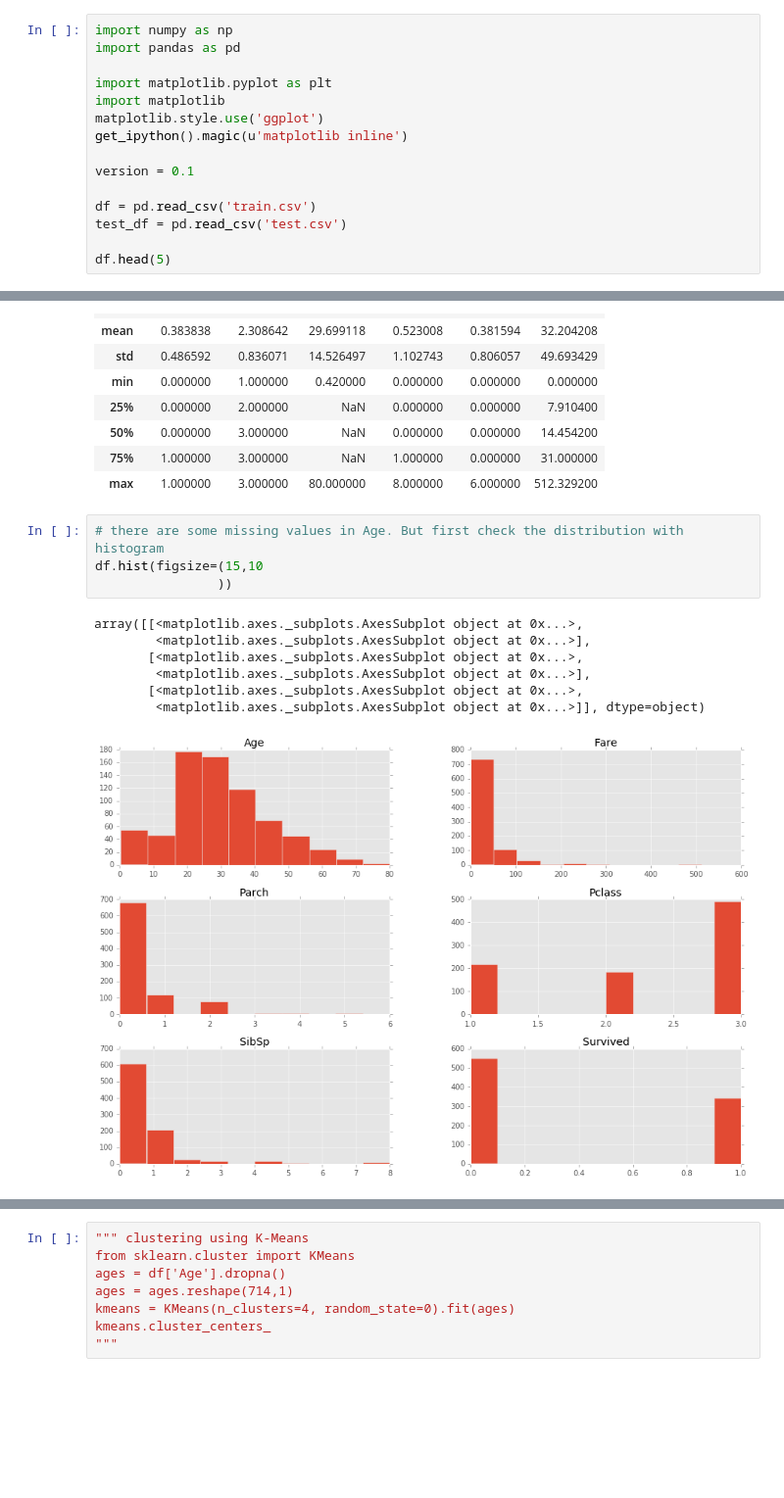
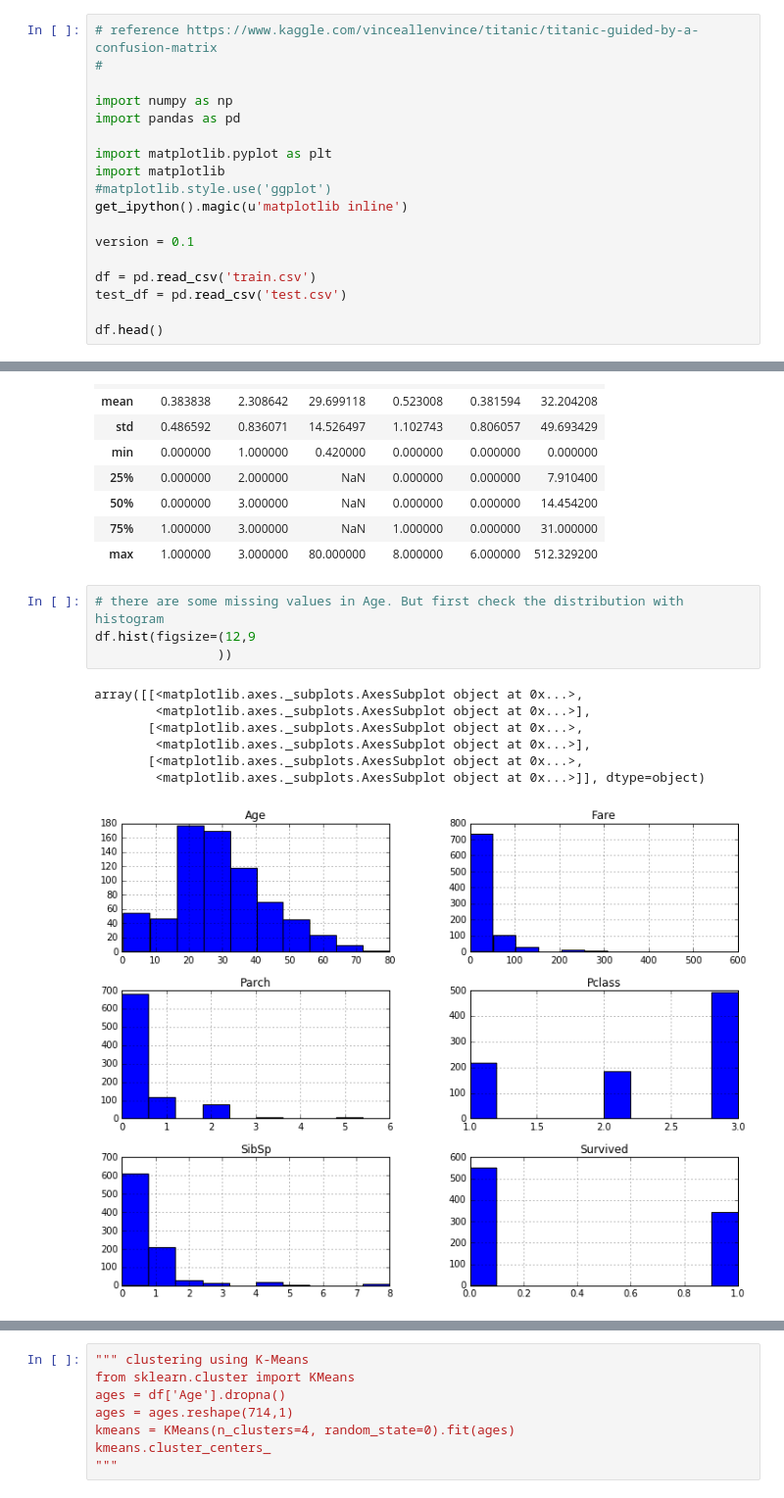
Before and after one commit to 2waybene/notebooks, a Jupyter notebook: titanic/Titanic.ipynb, the cells around one changed output, grey strips where cells are left out. Shown: that part at 98% size. Drawn from its saved outputs; the diff is of its cells as text; blank space fills up the shorter version.

```diff
--- a/titanic/Titanic.ipynb
+++ b/titanic/Titanic.ipynb
@@ -1,10 +1,13 @@
 # %%
+# reference https://www.kaggle.com/vinceallenvince/titanic/titanic-guided-by-a-confusion-matrix
+#
+
 import numpy as np
 import pandas as pd
 
 import matplotlib.pyplot as plt
 import matplotlib
-matplotlib.style.use('ggplot')
+#matplotlib.style.use('ggplot')
 get_ipython().magic(u'matplotlib inline')
 
 version = 0.1
@@ -12,7 +15,7 @@ version = 0.1
 df = pd.read_csv('train.csv')
 test_df = pd.read_csv('test.csv')
 
-df.head(5)
+df.head()
 # %% [output]
 |  | PassengerId | Survived | Pclass | Name | Sex | Age | SibSp | Parch | Ticket | Fare | ... |
 | 0 | 1 | 0 | 3 | Braund, Mr. Owen Harris | male | 22.0 | 1 | 0 | A/5 21171 | 7.2500 | ... |
@@ -73,14 +76,14 @@ df.describe()
 | max | 1.000000 | 3.000000 | 80.000000 | 8.000000 | 6.000000 | 512.329200 |
 # %%
 # there are some missing values in Age. But first check the distribution with histogram
-df.hist(figsize=(15,10
+df.hist(figsize=(12,9
                 ))
 # %% [output]
 array([[<matplotlib.axes._subplots.AxesSubplot object at 0x...>,
         <matplotlib.axes._subplots.AxesSubplot object at 0x...>],
        [<matplotlib.axes._subplots.AxesSubplot object at 0x...>,
         <matplotlib.axes._subplots.AxesSubplot object at 0x...>],
        [<matplotlib.axes._subplots.AxesSubplot object at 0x...>,
         <matplotlib.axes._subplots.AxesSubplot object at 0x...>]], dtype=object)
-[figure, old version]
+[figure, new version]
 # %%
```
Also changed, not shown: parts of 36 cells of this notebook.
